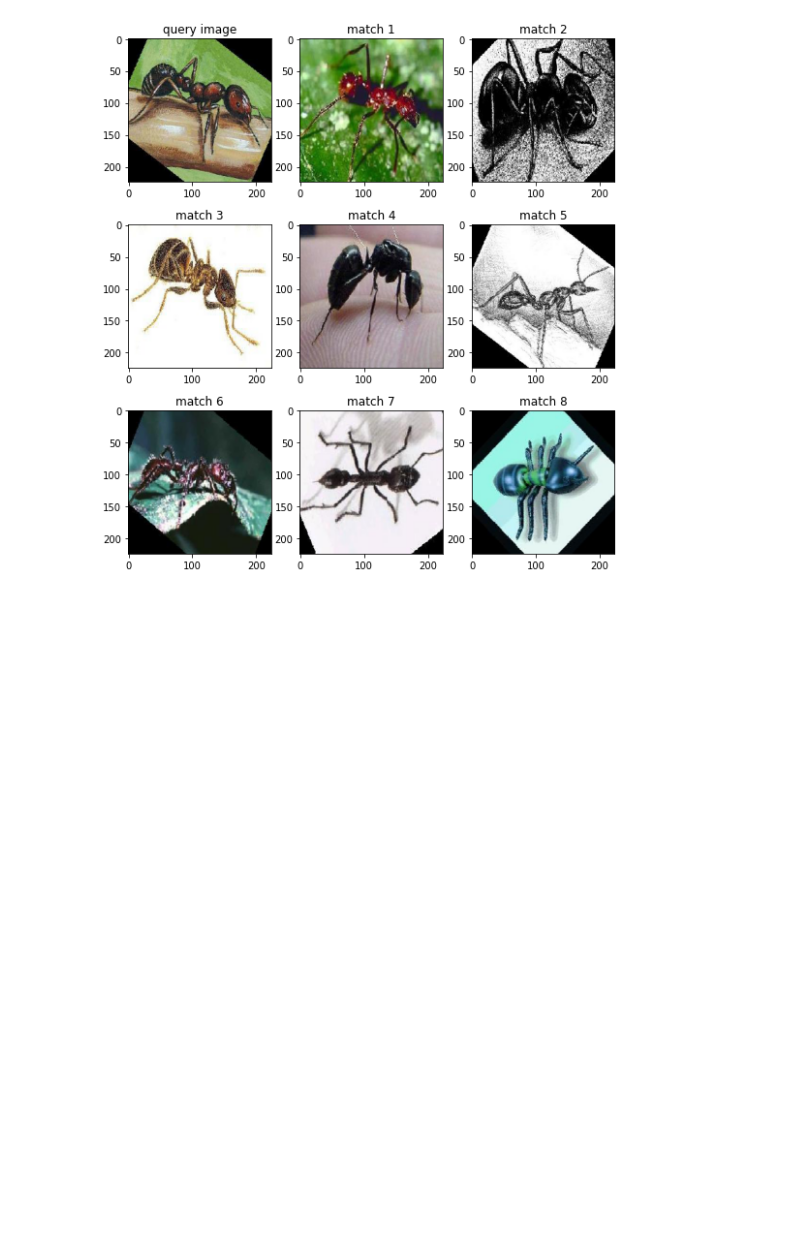
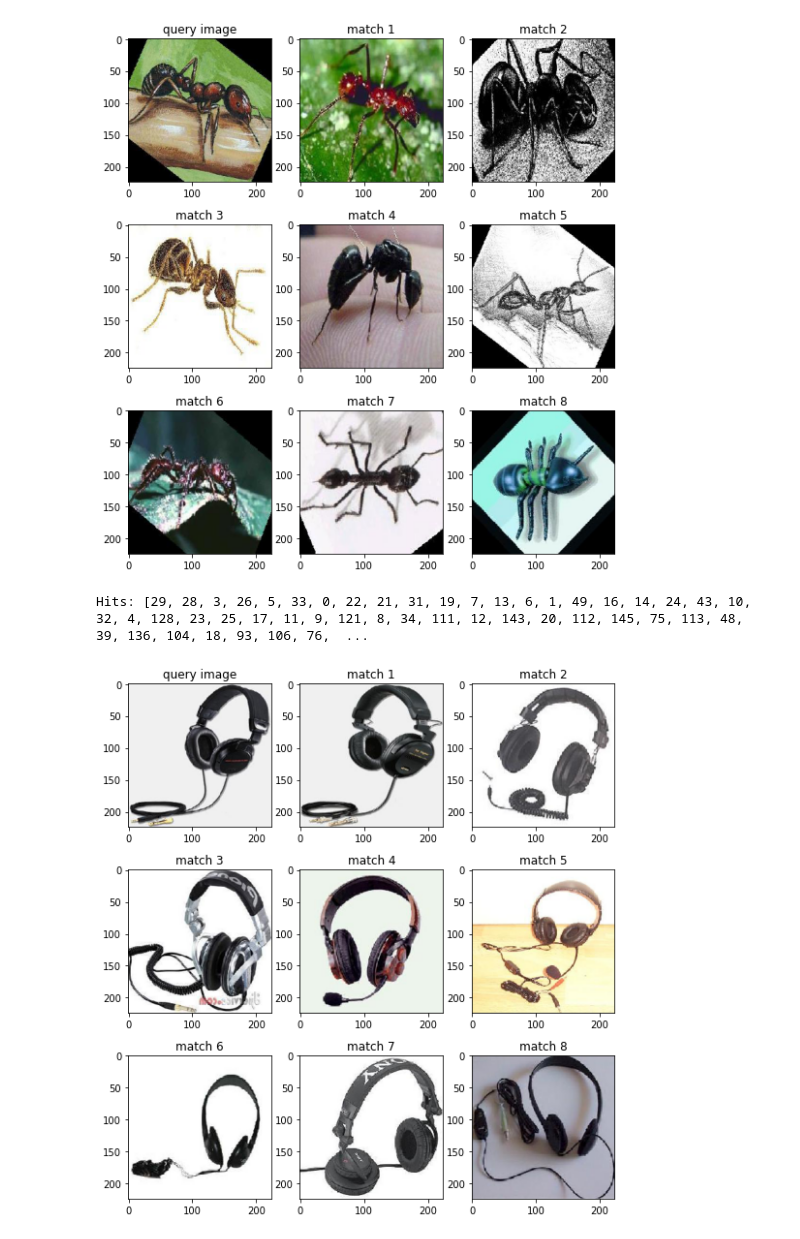
Before and after one commit to vinhphuctadang/reverse-image-search, a Jupyter notebook: knn.ipynb, the cells around one changed output. Saved outputs shown, nothing was run; the diff lists cells and outputs as text; code cells hidden in the pictures; blank space fills up the shorter version.

```diff
--- a/knn.ipynb
+++ b/knn.ipynb
@@ -137,26 +136,47 @@ indexer.build(6) # 10 trees
 # %% [output]
 True
 # %%
+import matplotlib.pyplot as plt
+
 query_image_path = "data/small-set/query-data/ant/image_0035.jpg"
 src_image = image.load_img(query_image_path, target_size=(224, 224))
 img_feature = extract_feature(model, src_image)
 
 hits = indexer.get_nns_by_vector(img_feature, 8, search_k=3, include_distances=False)
-import matplotlib.pyplot as plt
-fig=plt.figure(figsize=(9, 10))
 
-top_k = 8
-# subplot_index = 0
-for i in range(top_k+1):
-    fig.add_subplot(3, 3, i+1)
-    if i == 0:
-        plt.title("query image")
-        plt.imshow(src_image)
-        continue
+def show_hits(images, src_image, hits):
+    fig=plt.figure(figsize=(9, 10))
 
-    plt.title("match %d" % i)
-    plt.imshow(images[hits[i-1]])
+    top_k = 8
+    # subplot_index = 0
+    for i in range(top_k+1):
+        fig.add_subplot(3, 3, i+1)
+        if i == 0:
+            plt.title("query image")
+            plt.imshow(src_image)
+            continue
+
+        plt.title("match %d" % i)
+        plt.imshow(images[hits[i-1]])
+show_hits(images, src_image, hits)
 indexer.save('test.ann')
 # %% [output]
 True
 [figure]
+# %%
+# Try reload model from file:
+from annoy import AnnoyIndex
+import random
+
+query_image_path = "data/small-set/query-data/headphone/image_0042.jpg"
+src_image = image.load_img(query_image_path, target_size=(224, 224))
+img_feature = extract_feature(model, src_image)
+
+indexer = AnnoyIndex(25088, "angular")
+indexer.load("test.ann")
+hits = indexer.get_nns_by_vector(img_feature, 100, search_k=-1, include_distances=False)
+print("Hits:", hits)
+show_hits(images, src_image, hits[:8])
+# %% [output]
+Hits: [29, 28, 3, 26, 5, 33, 0, 22, 21, 31, 19, 7, 13, 6, 1, 49, 16, 14, 24, 43, 10, 32, 4, 128, 23, 25, 17, 11, 9, 121, 8, 34, 111, 12, 143, 20, 112, 145, 75, 113, 48, 39, 136, 104, 18, 93, 106, 76,  ...
+[figure, added]
```
Also changed, not shown: parts of 1 cell of this notebook, 30 other files.
